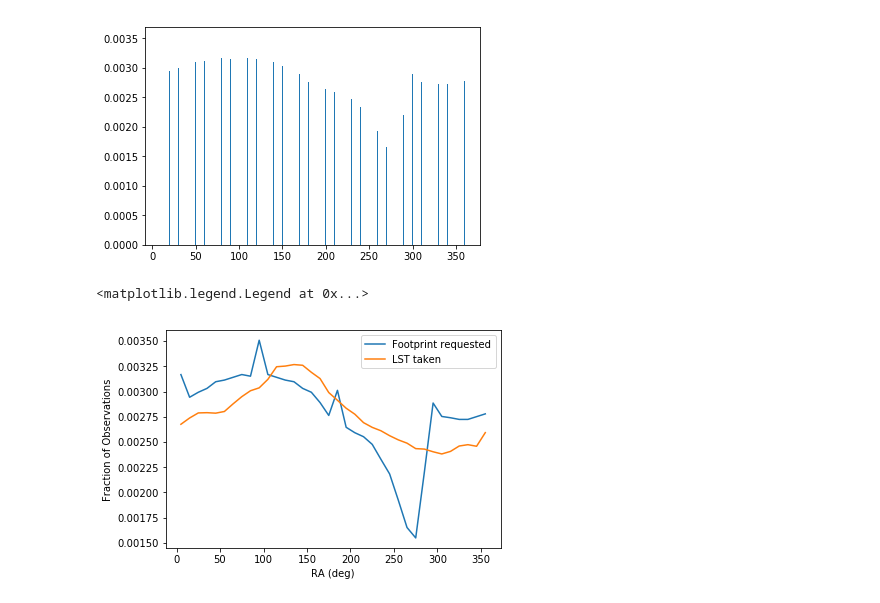
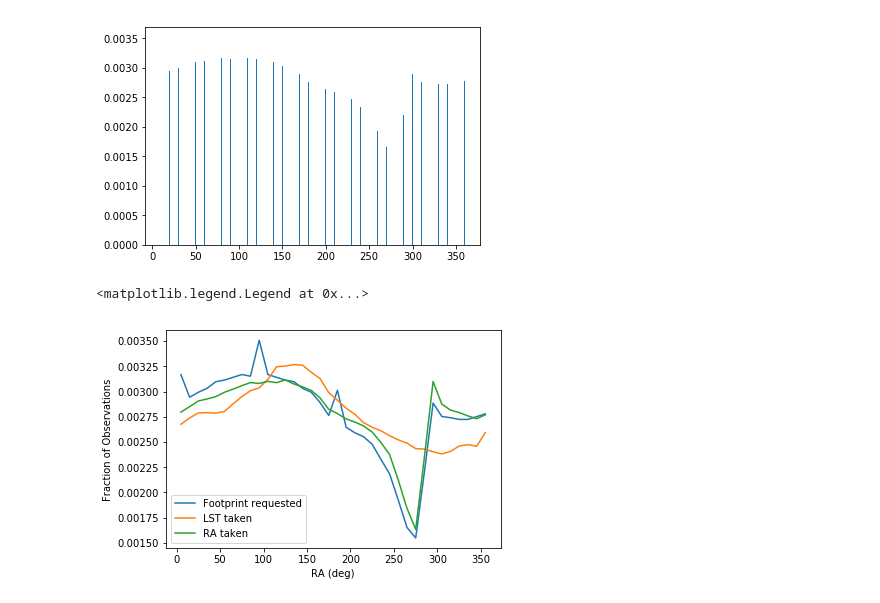
Before and after one commit to lsst-sims/sims_featureScheduler_runs1.4, a Jupyter notebook: notebooks/oversubscribed.ipynb, the cells around one changed output. Saved outputs shown, nothing was run; the diff lists cells and outputs as text; code cells hidden in the pictures.

Commit message:
add ra taken curve

```diff
--- a/notebooks/oversubscribed.ipynb
+++ b/notebooks/oversubscribed.ipynb
@@ -12,7 +12,7 @@ from scipy.stats import binned_statistic
 filename = '../debugging_rolling/testrolling__mod2_sdf_0.20_noddf_v1.4_10yrs.db'
 #filename = '../baseline/baseline_v1.4_10yrs.db'
 conn = sqlite3.connect(filename)
-df = pd.read_sql('select observationStartLST from SummaryAllProps;', conn)
+df = pd.read_sql('select observationStartLST,fieldRA from SummaryAllProps;', conn)
 # %%
 bins = np.arange(0,361, 10)
 ack = plt.hist(df['observationStartLST'], bins=bins, normed=True)
@@ -21,3 +21,5 @@ plt.ylabel('N observations')
 # %% [output]
 <matplotlib.text.Text at 0x...>
 [figure]
+# %%
+ack_ra =  plt.hist(df['fieldRA'], bins=bins, normed=True)
@@ -45,17 +49,18 @@ plt.bar(be[1:], br)
 # %%
 bc = (be[0:-1]+be[1:])/2.
 plt.plot(bc, br, label='Footprint requested')
 plt.plot(bc, ack[0], label='LST taken')
+plt.plot(bc, ack_ra[0], label='RA taken')
 plt.xlabel('RA (deg)')
 plt.ylabel('Fraction of Observations')
 plt.legend()
 
 # Blue line above means we are over-subscribed
 # Blue line below means we are under-subscribed
 
 # Spikes in blue result of HEALpix distribution in RA not being random
 
 # Note that adding DDFs makes this worse if they are in the popular extra-galactic area
 # %% [output]
 <matplotlib.legend.Legend at 0x...>
-[figure, old version]
+[figure, new version]
```
Also changed, not shown: parts of 1 cell of this notebook.
